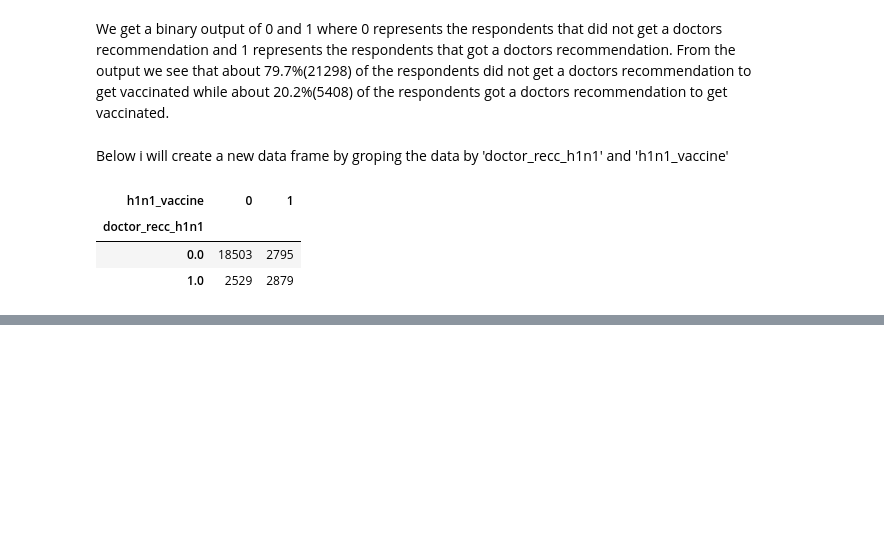
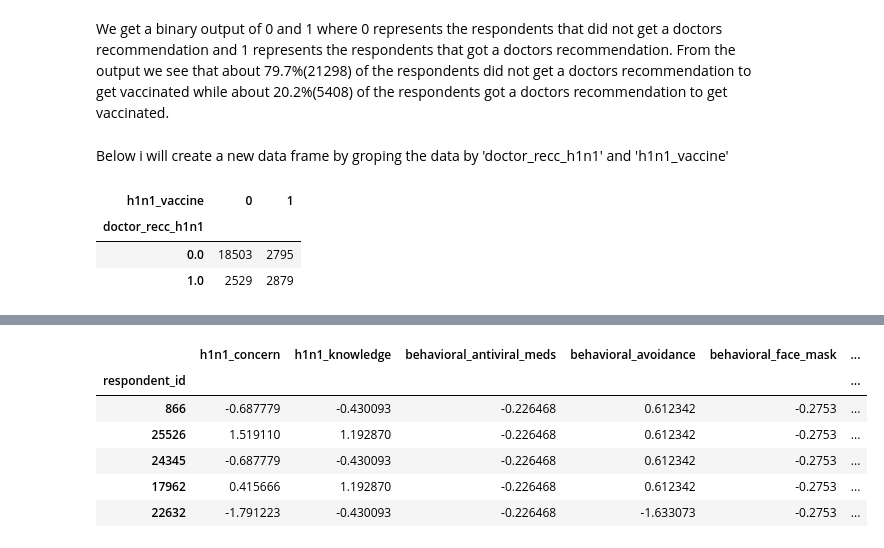
Before and after one commit to mainaroseline/H1N1-Vaccination-Rate-Analysis, a Jupyter notebook: project.ipynb, the cells around one changed output, grey strips where cells are left out. Drawn from its saved outputs; the diff is of its cells as text; code cells hidden in the pictures; blank space fills up the shorter version.

```diff
--- a/project.ipynb
+++ b/project.ipynb
@@ -737,0 +843,18 @@ From this we can see that even though the difference between the vaccinated and
+# %%
+# index out the column with the float datatype
+X_test_numerical = X_test.select_dtypes('float64')
+
+# trans form the X_test dataset on the scaler
+numerical_test_scaled = scaler.transform(X_test_numerical)
+
+# create a dataframe from the scaled columns
+numerical_test_df = pd.DataFrame(numerical_test_scaled, columns=X_test_numerical.columns, index=X_test_numerical.index)
+numerical_test_df.head()
+# %% [output]
+|  | h1n1_concern | h1n1_knowledge | behavioral_antiviral_meds | behavioral_avoidance | behavioral_face_mask | ... |
+| respondent_id |  |  |  |  |  | ... |
+| 866 | -0.687779 | -0.430093 | -0.226468 | 0.612342 | -0.2753 | ... |
+| 25526 | 1.519110 | 1.192870 | -0.226468 | 0.612342 | -0.2753 | ... |
+| 24345 | -0.687779 | -0.430093 | -0.226468 | 0.612342 | -0.2753 | ... |
+| 17962 | 0.415666 | 1.192870 | -0.226468 | 0.612342 | -0.2753 | ... |
+| 22632 | -1.791223 | -0.430093 | -0.226468 | -1.633073 | -0.2753 | ... |
```
Also changed, not shown: parts of 20 cells of this notebook.
